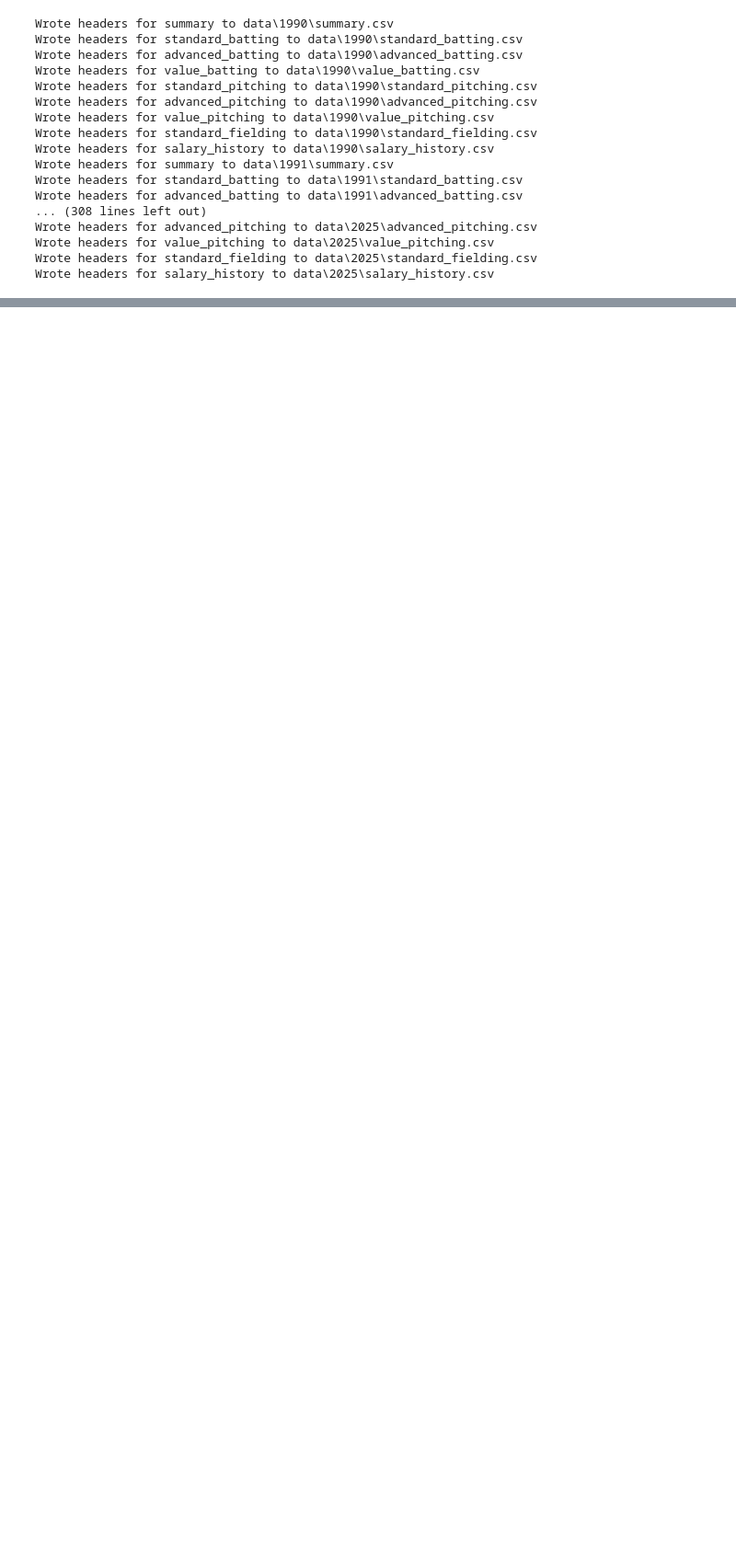
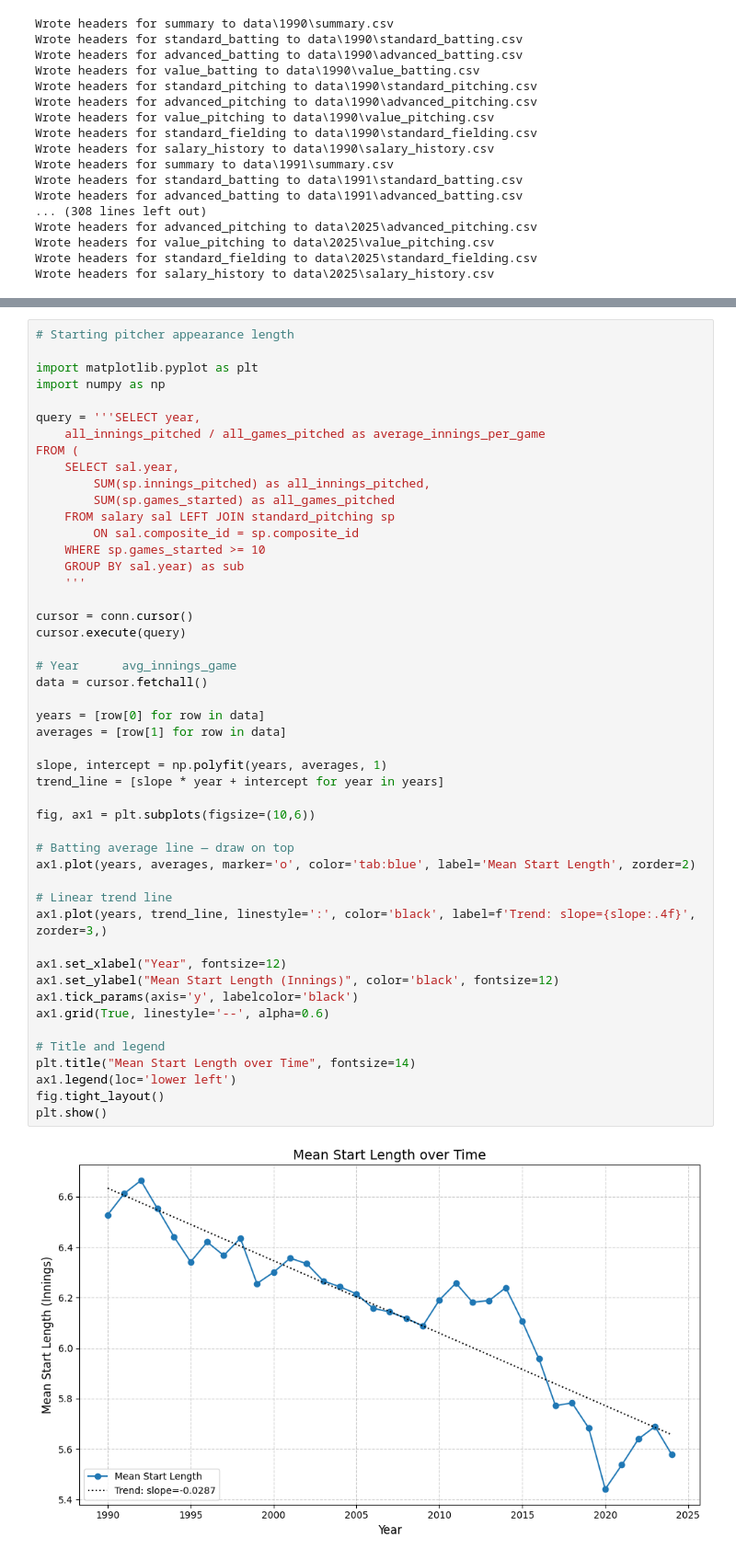
Before and after one commit to HenryWRausch/Project-Moneyball, a Jupyter notebook: script.ipynb, the cells around one changed output, grey strips where cells are left out. Shown at 92% size. Cells and saved outputs as stored; diff of their text form; blank space fills up the shorter version.

Commit message:
Complete for real this time

```diff
--- a/script.ipynb
+++ b/script.ipynb
@@ -1303,0 +1719,50 @@ Inserted 873 rows into value_pitching from value_pitching.csv for year 2019
+# %%
+# Starting pitcher appearance length
+
+import matplotlib.pyplot as plt
+import numpy as np
+
+query = '''SELECT year,
+	all_innings_pitched / all_games_pitched as average_innings_per_game
+FROM (
+	SELECT sal.year,
+		SUM(sp.innings_pitched) as all_innings_pitched,
+		SUM(sp.games_started) as all_games_pitched
+	FROM salary sal LEFT JOIN standard_pitching sp
+		ON sal.composite_id = sp.composite_id
+	WHERE sp.games_started >= 10
+	GROUP BY sal.year) as sub
+    '''
+
+cursor = conn.cursor()
+cursor.execute(query)
+
+# Year		avg_innings_game
+data = cursor.fetchall()
+
+years = [row[0] for row in data]
+averages = [row[1] for row in data]
+
+slope, intercept = np.polyfit(years, averages, 1)
+trend_line = [slope * year + intercept for year in years]
+
+fig, ax1 = plt.subplots(figsize=(10,6))
+
+# Batting average line — draw on top
+ax1.plot(years, averages, marker='o', color='tab:blue', label='Mean Start Length', zorder=2)
+
+# Linear trend line
+ax1.plot(years, trend_line, linestyle=':', color='black', label=f'Trend: slope={slope:.4f}', zorder=3,)
+
+ax1.set_xlabel("Year", fontsize=12)
+ax1.set_ylabel("Mean Start Length (Innings)", color='black', fontsize=12)
+ax1.tick_params(axis='y', labelcolor='black')
+ax1.grid(True, linestyle='--', alpha=0.6)
+
+# Title and legend
+plt.title("Mean Start Length over Time", fontsize=14)
+ax1.legend(loc='lower left')
+fig.tight_layout()
+plt.show()
+# %% [output]
+[figure, added]
```
Also changed, not shown: parts of 9 cells of this notebook.
